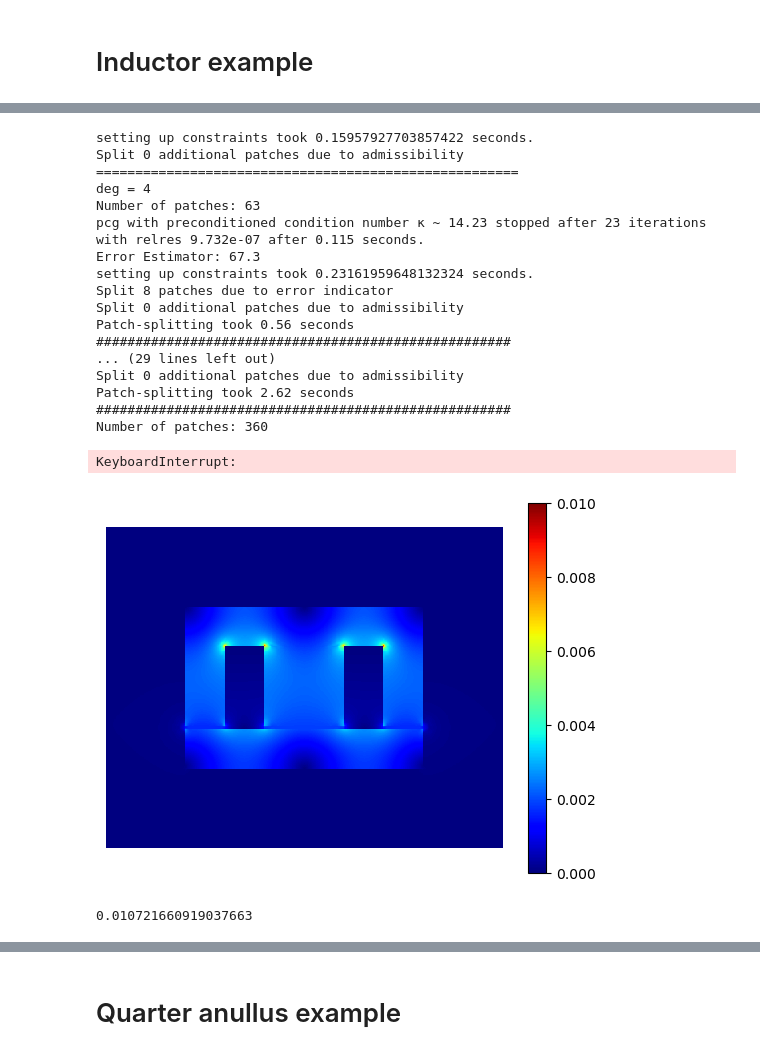
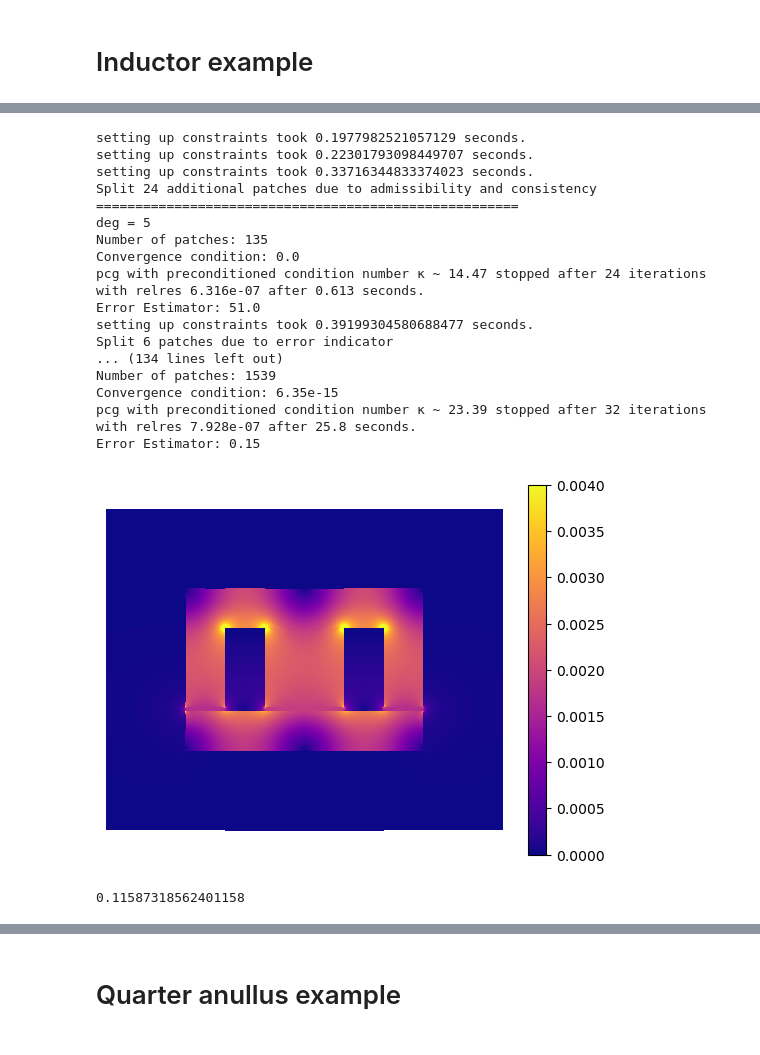
Before and after one commit to c-f-h/pyiga, a Jupyter notebook: notebooks/IETI.ipynb, the cells around one changed output, grey strips where cells are left out. Drawn from its saved outputs; the diff is of its cells as text; code cells hidden in the pictures.

```diff
--- a/notebooks/IETI.ipynb
+++ b/notebooks/IETI.ipynb
@@ -248,0 +524,2 @@ pcg with preconditioned condition number κ ~ 5.049 stopped after 14 iterations
+# %%
+F = F@np.eye(F.shape[0])
@@ -300,10 +607,10 @@ for i, deg in enumerate(degs):
             plt.savefig('/home/wolfman/Pictures/IETI-checkerboard/i'+str(k)+'.pdf',bbox_inches='tight')
             plt.show()
 
-        u,R[k,2*i],R[k,2*i+1],C  = solveIETI(IMap, dir_data,f,nu, P='deluxe', prim={'v':1, 'e':1})
+        u,R[k,2*i],R[k,2*i+1]  = solveIETI(IMap, dir_data,f,nu, P='selection', prim={'v':1, 'e':0})
 
         IMap.h_refine({p:-1 for p in {4,5,7,8,10,11,13,14}})
         print("#####################################################")
-np.savetxt('checkerboard_D_disparity_VE.txt', R, fmt=len(degs)*('%d','%1.3f'), delimiter = ' & ', newline='\\\\\n')
+np.savetxt('checkerboard_D_disparity_V.txt', R, fmt=len(degs)*('%d','%1.3f'), delimiter = ' & ', newline='\\\\\n')
 #np.savetxt('checkerboard_badedge.txt', R2, fmt=len(degs)*('%d','%1.3f'), delimiter = ' & ', newline='\\\\\n')
 # %% [output]
@@ -768,3 +1074,17 @@ nu = {'C1': 1/mu0, 'C2':1/mu0, 'Fe':1/(2500*mu0), 'Air': 1/mu0}
 j = {'C1': lambda x,y: 66/(0.125), 'C2':lambda x,y: -66/(0.125), 'Fe':lambda x,y: 0.0, 'Air': lambda x,y: 0.0}
 MaT = {'C1': lambda x,y: (0.,0.), 'C2': lambda x,y:(0.,0.), 'Fe':lambda x,y:(0.,0.), 'Air': lambda x,y:(0.,0.)}
 dir_data = {0:0}
+# %%
+M = Inductor(2,5, airgap=0.025)
+M.plotmesh(figsize=(20,20),color={'C1':'yellow', 'C2':'yellow', 'Fe':'darkgrey', 'Air':'white'}, knots=0, bwidth=0.01, patch_idx=0)
+r=0.08
+plt.gca().add_patch(plt.Circle((0.375, 0.5), r, fill=False))
+plt.plot(0.375, 0.5, 'o', color="black")
+plt.gca().add_patch(plt.Circle((1.125, 0.5), r, fill=False))
+plt.plot([1.125-r/np.sqrt(2), 1.125+r/np.sqrt(2)], [0.5+r/np.sqrt(2), 0.5-r/np.sqrt(2)], color="black")
+plt.plot([1.125-r/np.sqrt(2), 1.125+r/np.sqrt(2)], [0.5-r/np.sqrt(2),0.5+r/np.sqrt(2)], color="black")
+#plt.plot([0, 0], [-r, r])  # vertical
+plt.axis('off');
+plt.axis('scaled');
+#plt.show()
+plt.savefig('/home/wolfman/Pictures/Inductor_material.pdf',bbox_inches='tight');
@@ -771,6 +1093,7 @@ dir_data = {0:0}
 # %%
-degs = (4,)
+degs = (5,)
 maxpatches =(1500,1500,1500,1300,1200,1200)
+level = (2,2,2,2,2,2)
 #maxpatches=(1500,)
 n_info=6
 maxiter=15
@@ -778,8 +1101,8 @@ R = np.zeros((maxiter,n_info*len(degs)))
 R2 = np.zeros((maxiter,3*len(degs)))
 max_k=0
 direct=False
-consistency = False
-Prec='deluxe'
+consistency = True
+Prec='selection'
 plot=False
 prim = {'v':1, 'e':0}
 nPrim = np.zeros((maxiter,len(degs)))
@@ -827,7 +1150,7 @@ for i,deg in enumerate(degs):
             if prim['v']:
                 Prim = scipy.sparse.hstack([Prim, IMap.nodes_as_primals()])
             if prim['e']:
-                Prim = scipy.sparse.hstack([Prim, IMap.interface_averages_as_primals()])
+                Prim = scipy.sparse.hstack([Prim, IMap.interface_averages_as_primals(level=level[i])])
             #print(Prim)
             primal = ieti.PrimalSystem(Prim)
             A, B, RHS, C = primal.incorporate_PrimalConstraints(A, B, RHS, IMap)
@@ -905,26 +1228,25 @@ R = R[:max_k,:]
 R2 = R2[:max_k,:]
 nPrim = nPrim[:max_k,:]
 #np.savetxt('inductor_selection_consistency.txt', R, fmt=len(degs)*('%d','%d','%1.2f','%d','%1.2e','%1.2e'), delimiter = ' & ', newline='\\\\\n')
-np.savetxt('inductor_D_V.txt', R2, fmt=len(degs)*('%d', '%d','%1.2f'), delimiter = ' & ', newline='\\\\\n')
+np.savetxt('inductor_S_con_V.txt', R2, fmt=len(degs)*('%d', '%d','%1.2f'), delimiter = ' & ', newline='\\\\\n')
 # %% [output]
-setting up constraints took 0.15957927703857422 seconds.
-Split 0 additional patches due to admissibility
+setting up constraints took 0.1977982521057129 seconds.
+setting up constraints took 0.22301793098449707 seconds.
+setting up constraints took 0.33716344833374023 seconds.
+Split 24 additional patches due to admissibility and consistency
 ======================================================
-deg = 4
-Number of patches: 63
-pcg with preconditioned condition number κ ~ 14.23 stopped after 23 iterations with relres 9.732e-07 after 0.115 seconds.
-Error Estimator: 67.3
-setting up constraints took 0.23161959648132324 seconds.
-Split 8 patches due to error indicator
-Split 0 additional patches due to admissibility
-Patch-splitting took 0.56 seconds
-#####################################################
-... (29 lines left out)
-Split 0 additional patches due to admissibility
-Patch-splitting took 2.62 seconds
-#####################################################
-Number of patches: 360
+deg = 5
+Number of patches: 135
+Convergence condition: 0.0
+pcg with preconditioned condition number κ ~ 14.47 stopped after 24 iterations with relres 6.316e-07 after 0.613 seconds.
+Error Estimator: 51.0
+setting up constraints took 0.39199304580688477 seconds.
+Split 6 patches due to error indicator
+... (134 lines left out)
+Number of patches: 1539
+Convergence condition: 6.35e-15
+pcg with preconditioned condition number κ ~ 23.39 stopped after 32 iterations with relres 7.928e-07 after 25.8 seconds.
+Error Estimator: 0.15
-KeyboardInterrupt:
 # %%
 #plot B field
 res=(100,100)
@@ -945,36 +1267,36 @@ for p in range(n):
     XY = utils.grid_eval(geo, grd)
     data = u_grad.grid_eval(grd)
     data = np.linalg.norm(data,axis=2)
     MAX=max(MAX, np.max(data))
 
     #print(XY[...,0].shape)
 
-    plot=plt.pcolormesh(XY[...,0], XY[...,1], data, vmax=0.01, vmin=0, cmap='jet')
+    plot=plt.pcolormesh(XY[...,0], XY[...,1], data, vmax=0.004, vmin=0, cmap='plasma')
 
     X_full.append(XY[...,0])
     Y_full.append(XY[...,1])
     data_full.append(data)
     #plot.set_edgecolor('face')
     plot.set_rasterized(True)
 
     plt.axis('scaled');
     plt.axis('off');
     #print(data.shape)
     #vis.plot_quiver(lambda x,y: (uy(x,y),-ux(x,y)) , geo=geo, res=3)
     #vis.plot_field(lambda x,y: np.sqrt(u_grad(x,y)[0]**2+u_grad(x,y)[1]**2), geo=geo,vmin = u_min, vmax=u_max)
     #vis.plot_field(u, geo=geo, vmin = u_min, vmax=u_max)
 
 X_full = np.concatenate([X_full[i][:, :-1] for i in range(n-1)] + [X_full[-1]], axis=1)
 Y_full = np.concatenate([Y_full[i][:, :-1] for i in range(n-1)] + [Y_full[-1]], axis=1)
 data_full = np.concatenate([data_full[i][:, :-1] for i in range(n-1)] + [data_full[-1]], axis=1)
 plt.colorbar();
 #plt.contour(X_full, Y_full, data_full, vmax=0.02, vmin=0,colors='white', levels=100, linewidths=0.5)
 plt.savefig('/home/wolfman/Pictures/Inductor/solution_norm_b.pdf',bbox_inches='tight',dpi=1200);
 plt.show()
 print(MAX)
 # %% [output]
-[figure, old version]
+[figure, new version]
-0.010721660919037663
+0.11587318562401158
 # %%
 #plot H field
 res=(100,100)
```
Also changed, not shown: parts of 50 cells of this notebook, 54 other files.
